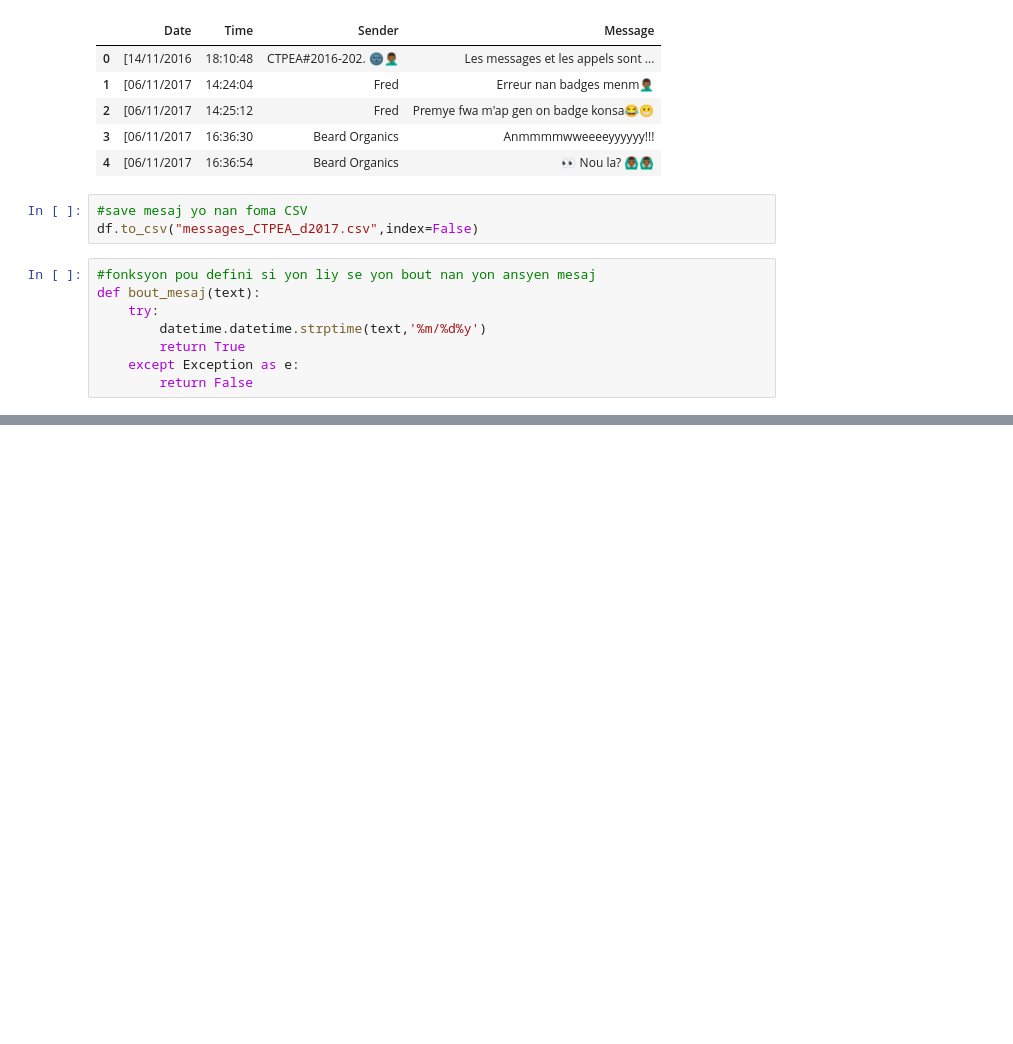
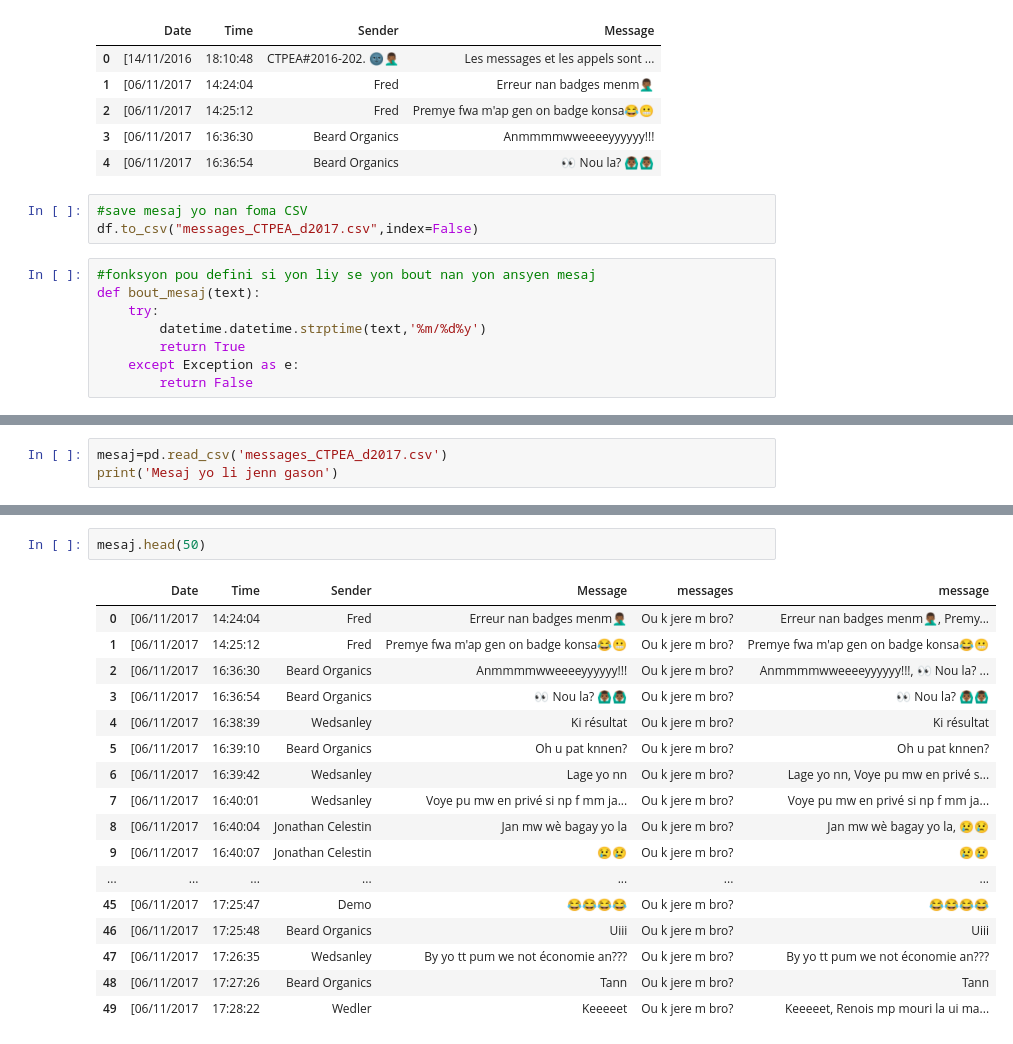
Before and after one commit to tchala14/whatsapp_CTPEA_2016, a Jupyter notebook: Whatsapp_group_CTPEA_2016.ipynb, the cells around one changed output, grey strips where cells are left out. Drawn from its saved outputs; the diff is of its cells as text; blank space fills up the shorter version.

```diff
--- a/Whatsapp_group_CTPEA_2016.ipynb
+++ b/Whatsapp_group_CTPEA_2016.ipynb
@@ -62,0 +58,3 @@ NameError: name 'a' is not defined
+# %%
+mesaj=pd.read_csv('messages_CTPEA_d2017.csv')
+print('Mesaj yo li jenn gason')
@@ -62,0 +100,20 @@ NameError: name 'a' is not defined
+# %%
+mesaj.head(50)
+# %% [output]
+|  | Date | Time | Sender | Message | messages | message |
+| 0 | [06/11/2017 | 14:24:04 | Fred | Erreur nan badges menm🤦🏾‍♂ | Ou k jere m bro? | Erreur nan badges menm🤦🏾‍♂, Premy... |
+| 1 | [06/11/2017 | 14:25:12 | Fred | Premye fwa m'ap gen on badge konsa😂😬 | Ou k jere m bro? | Premye fwa m'ap gen on badge konsa😂😬 |
+| 2 | [06/11/2017 | 16:36:30 | Beard Organics | Anmmmmwweeeeyyyyyy!!! | Ou k jere m bro? | Anmmmmwweeeeyyyyyy!!!, 👀 Nou la? ... |
+| 3 | [06/11/2017 | 16:36:54 | Beard Organics | 👀 Nou la? 🙆🏾‍♂️🙆🏾‍♂️ | Ou k jere m bro? | 👀 Nou la? 🙆🏾‍♂️🙆🏾‍♂️ |
+| 4 | [06/11/2017 | 16:38:39 | Wedsanley | Ki résultat | Ou k jere m bro? | Ki résultat |
+| 5 | [06/11/2017 | 16:39:10 | Beard Organics | Oh u pat knnen? | Ou k jere m bro? | Oh u pat knnen? |
+| 6 | [06/11/2017 | 16:39:42 | Wedsanley | Lage yo nn | Ou k jere m bro? | Lage yo nn, Voye pu mw en privé s... |
+| 7 | [06/11/2017 | 16:40:01 | Wedsanley | Voye pu mw en privé si np f mm ja... | Ou k jere m bro? | Voye pu mw en privé si np f mm ja... |
+| 8 | [06/11/2017 | 16:40:04 | Jonathan Celestin | Jan mw wè bagay yo la | Ou k jere m bro? | Jan mw wè bagay yo la, 😢😢 |
+| 9 | [06/11/2017 | 16:40:07 | Jonathan Celestin | 😢😢 | Ou k jere m bro? | 😢😢 |
+| ... | ... | ... | ... | ... | ... | ... |
+| 45 | [06/11/2017 | 17:25:47 | Demo | 😂😂😂😂 | Ou k jere m bro? | 😂😂😂😂 |
+| 46 | [06/11/2017 | 17:25:48 | Beard Organics | Uiii | Ou k jere m bro? | Uiii |
+| 47 | [06/11/2017 | 17:26:35 | Wedsanley | By yo tt pum we not économie an??? | Ou k jere m bro? | By yo tt pum we not économie an??? |
+| 48 | [06/11/2017 | 17:27:26 | Beard Organics | Tann | Ou k jere m bro? | Tann |
+| 49 | [06/11/2017 | 17:28:22 | Wedler | Keeeeet | Ou k jere m bro? | Keeeeet, Renois mp mouri la ui ma... |
```
Also changed, not shown: parts of 25 cells of this notebook.
